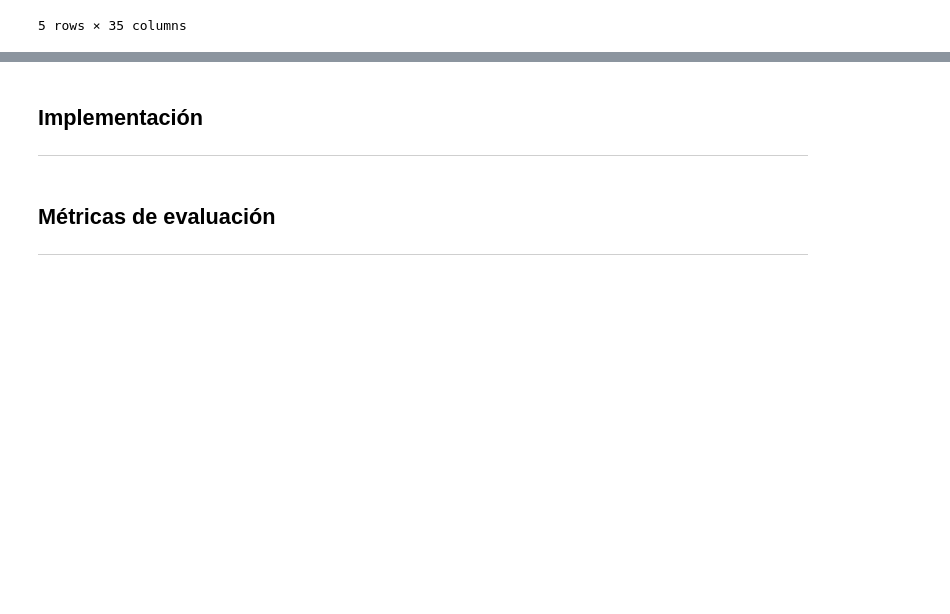
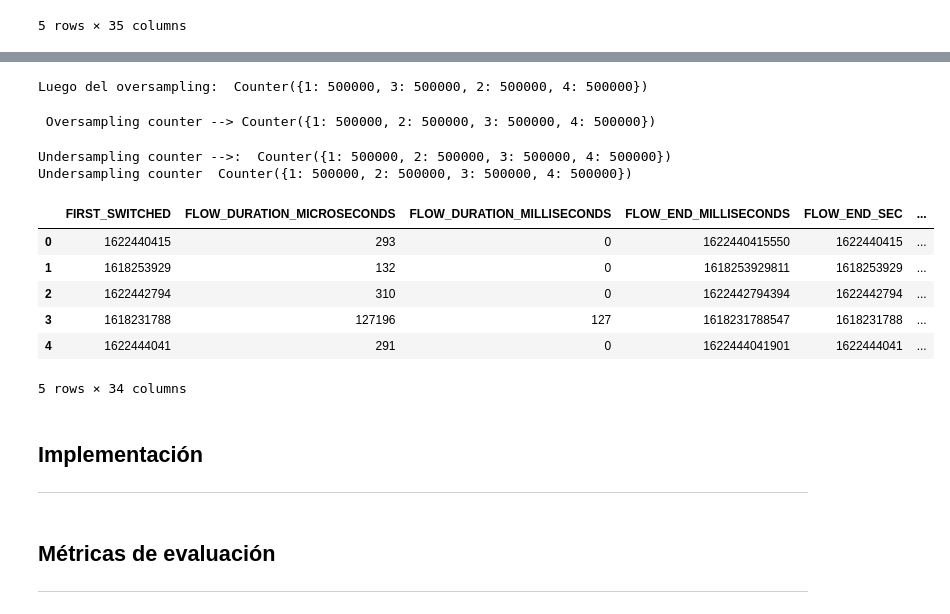
Before and after one commit to juanferdeleon/Proyecto-1-CC3094, a Jupyter notebook: Proyecto 1.ipynb, the cells around one changed output, grey strips where cells are left out. Drawn from its saved outputs; the diff is of its cells as text; code cells hidden in the pictures; blank space fills up the shorter version.

```diff
--- a/Proyecto 1.ipynb
+++ b/Proyecto 1.ipynb
@@ -355,0 +444,8 @@ df_sample_1
+# %%
+sm = SMOTE(sampling_strategy = {1: 500000, 2:500000,3:500000,4:500000})
+x = df_sample_1.loc[:, df_sample_1.columns != 'LABEL']
+y = df_sample_1["LABEL"]
+x, y = sm.fit_resample(x, y)
+print("Oversample counter --> ",Counter(y))
+# %% [output]
+Luego del oversampling:  Counter({1: 500000, 3: 500000, 2: 500000, 4: 500000})
@@ -356,3 +463,40 @@ df_sample_1
+# %%
+sample_oversampling_1 = x
+# %%
+sample_oversampling_1["LABEL"] = y
+# %%
+print(" Oversampling counter -->",Counter(sample_oversampling_1["LABEL"]))
+# %% [output]
+ Oversampling counter --> Counter({1: 500000, 2: 500000, 3: 500000, 4: 500000})
+# %%
+rus = RandomUnderSampler(random_state=42, sampling_strategy={2:500000, 4:500000})
+x = sample_oversampling_1.loc[:,sample_oversampling_1.columns != 'LABEL']
+y = sample_oversampling_1["LABEL"]
+x, y = rus.fit_resample(x, y)
+print("Undersampling counter -->: ",Counter(y))
+
+
+# --------------------------
+#Luego de usar aplicar over y under sampling
+#tenemos que mostrar nuestro sample ya balanceado
+
+
+df_sample_1_balanced = x
+df_sample_1_balanced["LABEL"] = y
+print("Undersampling counter ",Counter(df_sample_1_balanced["LABEL"]))
+# %% [output]
+Undersampling counter -->:  Counter({1: 500000, 2: 500000, 3: 500000, 4: 500000})
+Undersampling counter  Counter({1: 500000, 2: 500000, 3: 500000, 4: 500000})
+# %%
+x.head(5)
+# %% [output]
+|  | FIRST_SWITCHED | FLOW_DURATION_MICROSECONDS | FLOW_DURATION_MILLISECONDS | FLOW_END_MILLISECONDS | FLOW_END_SEC | ... |
+| 0 | 1622440415 | 293 | 0 | 1622440415550 | 1622440415 | ... |
+| 1 | 1618253929 | 132 | 0 | 1618253929811 | 1618253929 | ... |
+| 2 | 1622442794 | 310 | 0 | 1622442794394 | 1622442794 | ... |
+| 3 | 1618231788 | 127196 | 127 | 1618231788547 | 1618231788 | ... |
+| 4 | 1622444041 | 291 | 0 | 1622444041901 | 1622444041 | ... |
+5 rows × 34 columns
 # %% [markdown]
 ## Implementación
 
```
Also changed, not shown: parts of 19 cells of this notebook, 1 other file.
